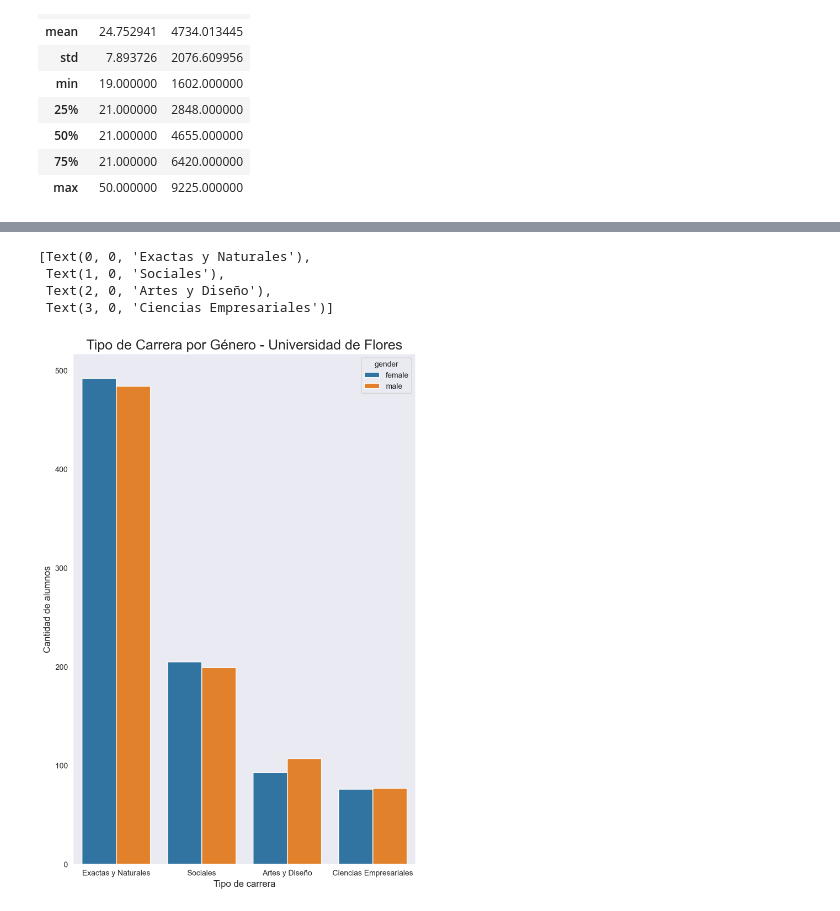
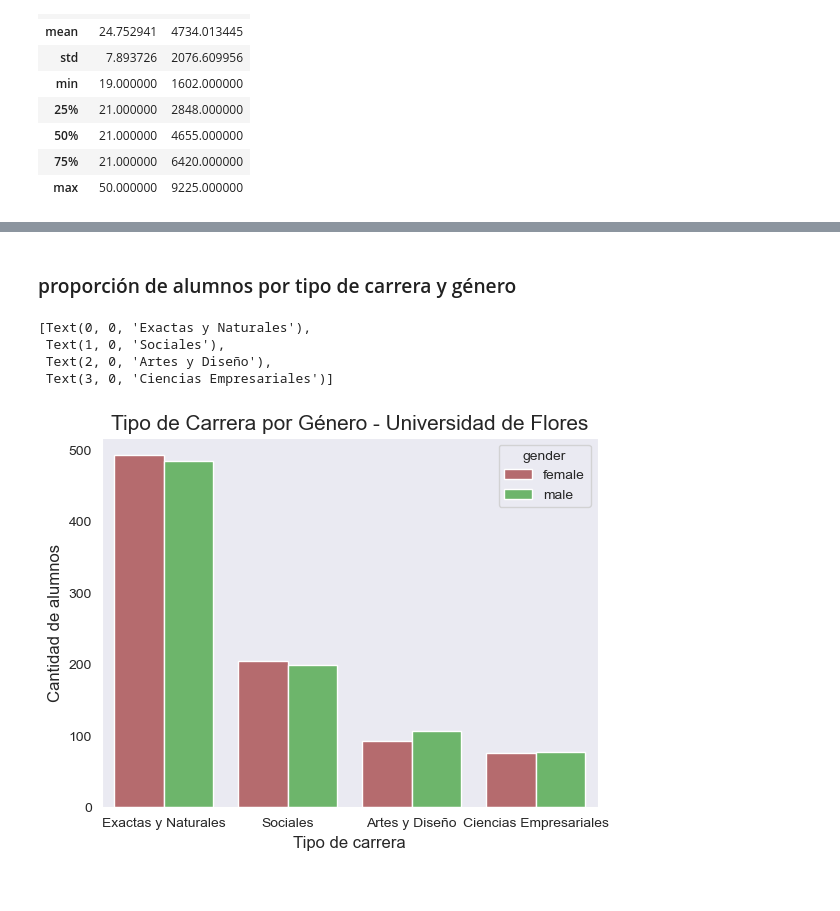
Before and after one commit to fajose/Skill-Up-DA-c-Python, a Jupyter notebook: assets/notebooks/Grupo A.ipynb, the cells around one changed output, grey strips where cells are left out. Cells and saved outputs as stored; diff of their text form; code cells hidden in the pictures.

```diff
--- a/assets/notebooks/Grupo A.ipynb
+++ b/assets/notebooks/Grupo A.ipynb
@@ -11,4 +11,10 @@ import seaborn as sns
 # %%
-plt.rcParams['figure.dpi'] = 130
-plt.rcParams['figure.figsize'] = (8,12)
+plt.rcParams['figure.dpi'] = 100
+#plt.rcParams['figure.figsize'] = (8,12)
 sns.set_style('dark')
+colors_green = ["#61C25E","#379B3A","#007615","#005200","#003000"][::-1]
+colors_dark = ["#1F1F1F", "#313131", '#636363', '#AEAEAE', '#DADADA']
+colors_red = ["#C25E62","#A44349","#862832","#68081C","#4C0000"][::-1]
+sns.palplot(colors_green)
+sns.palplot(colors_red)
+sns.palplot(colors_dark)
@@ -216,12 +208,16 @@ df_1['tipo_career'] = df_1.career.apply(clasificador)
+# %% [markdown]
+### proporción de alumnos por tipo de carrera y género
 # %%
-fig = sns.countplot(data=df_1,x='tipo_career', hue='gender')
-fig.set_title(f'Tipo de Carrera por Género - {university1_name}',{'fontsize':18})
-fig.set_ylabel('Cantidad de alumnos',{'fontsize':12})
-fig.set_xlabel('Tipo de carrera',{'fontsize':12})
-fig.set_xticklabels(labels=fig.get_xticklabels())
+fig,ax = plt.subplots()
+g = sns.countplot(data=df_1,x='tipo_career', hue='gender', palette=[colors_red[4], colors_green[4]],ax=ax)
+
+g.set_title(f'Tipo de Carrera por Género - {university1_name}',{'fontsize':15})
+g.set_ylabel('Cantidad de alumnos',{'fontsize':12})
+g.set_xlabel('Tipo de carrera',{'fontsize':12})
+g.set_xticklabels(labels=g.get_xticklabels())
 # %% [output]
 [Text(0, 0, 'Exactas y Naturales'),
  Text(1, 0, 'Sociales'),
  Text(2, 0, 'Artes y Diseño'),
  Text(3, 0, 'Ciencias Empresariales')]
-[figure, old version]
+[figure, new version]
```
Also changed, not shown: parts of 21 cells of this notebook.
